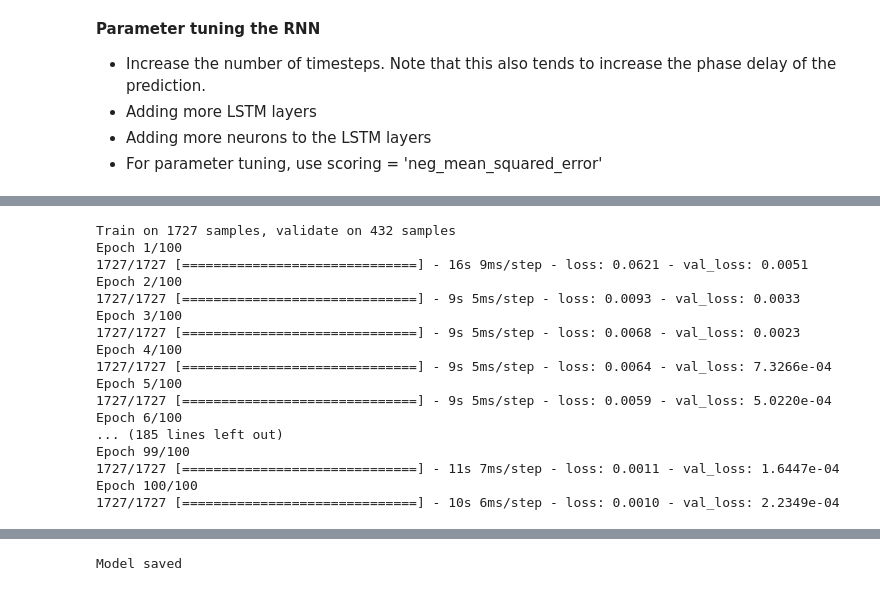
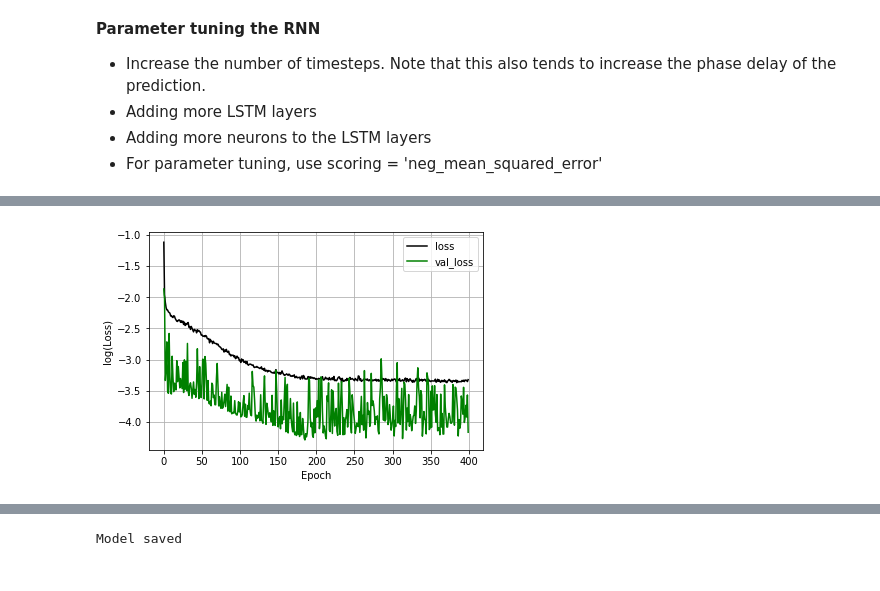
Before and after one commit to qrrble/Forex-RNN, a Jupyter notebook: FOREX_RNN.ipynb, the cells around one changed output, grey strips where cells are left out. Saved outputs shown, nothing was run; the diff lists cells and outputs as text; code cells hidden in the pictures.

```diff
--- a/FOREX_RNN.ipynb
+++ b/FOREX_RNN.ipynb
@@ -153,21 +183,6 @@ _________________________________________________________________
 # %%
 # Fit the RNN to the Training set
-history=regressor.fit(X_train, y_train, validation_split=0.2, epochs = 100, batch_size = 32)
+history=regressor.fit(X_train, y_train, validation_split=0.2, epochs = 400, \
+                      batch_size = 32, callbacks=[plot_losses])
 # %% [output]
-Train on 1727 samples, validate on 432 samples
-Epoch 1/100
-1727/1727 [==============================] - 16s 9ms/step - loss: 0.0621 - val_loss: 0.0051
-Epoch 2/100
-1727/1727 [==============================] - 9s 5ms/step - loss: 0.0093 - val_loss: 0.0033
-Epoch 3/100
-1727/1727 [==============================] - 9s 5ms/step - loss: 0.0068 - val_loss: 0.0023
-Epoch 4/100
-1727/1727 [==============================] - 9s 5ms/step - loss: 0.0064 - val_loss: 7.3266e-04
-Epoch 5/100
-1727/1727 [==============================] - 9s 5ms/step - loss: 0.0059 - val_loss: 5.0220e-04
-Epoch 6/100
-... (185 lines left out)
-Epoch 99/100
-1727/1727 [==============================] - 11s 7ms/step - loss: 0.0011 - val_loss: 1.6447e-04
-Epoch 100/100
-1727/1727 [==============================] - 10s 6ms/step - loss: 0.0010 - val_loss: 2.2349e-04
+[figure, added]
```
Also changed, not shown: parts of 7 cells of this notebook, 1 other file.
